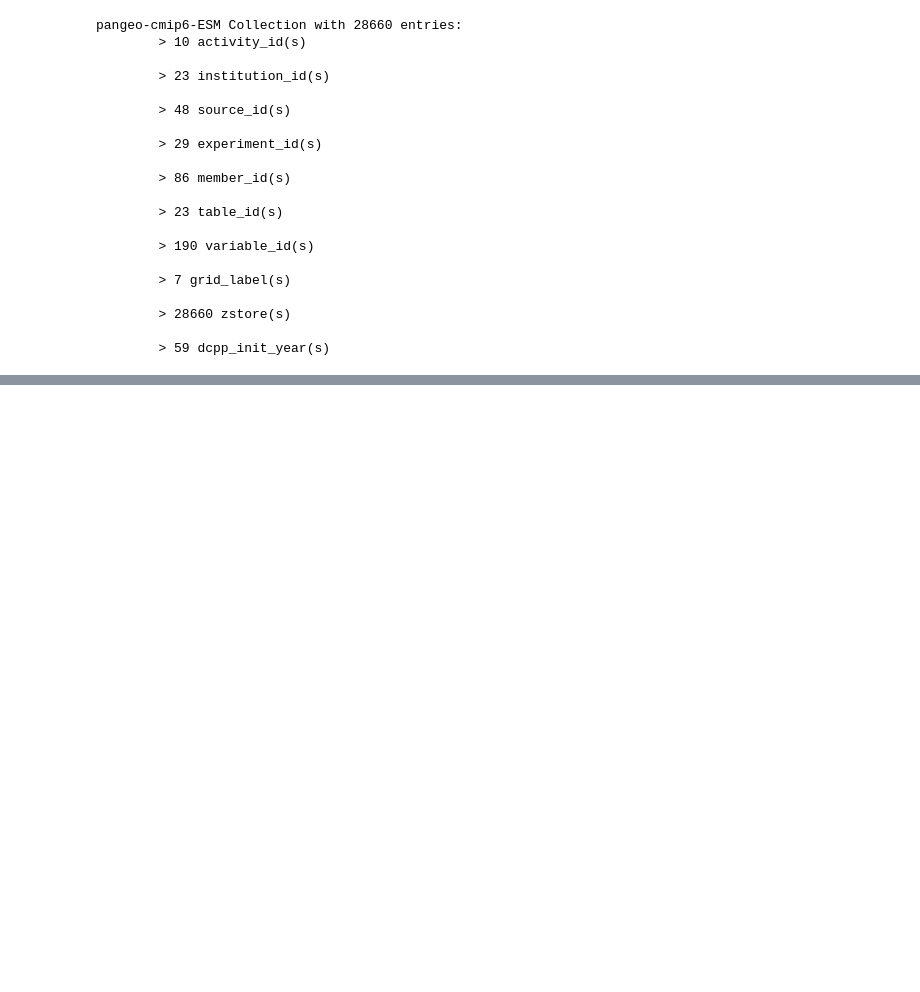
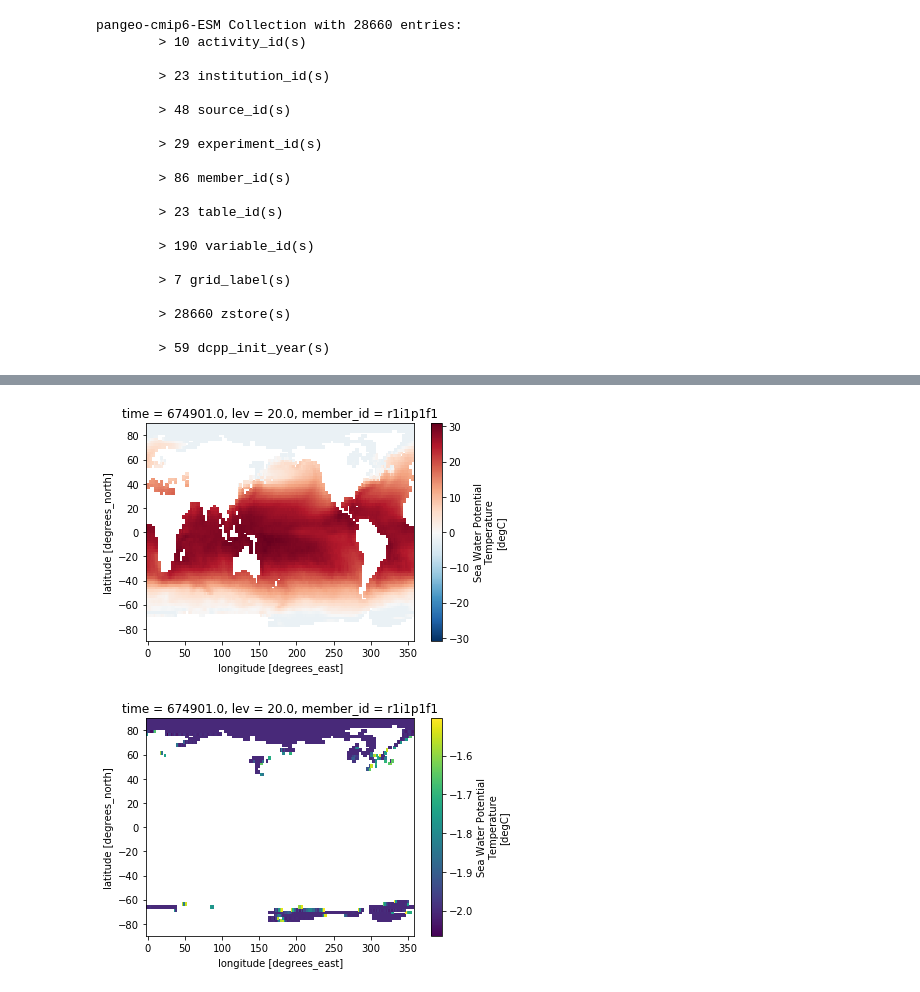
Before and after one commit to s-ragen/cmip6hack-so-project, a Jupyter notebook: notebooks/mld.ipynb, the cells around one changed output, grey strips where cells are left out. Saved outputs shown, nothing was run; the diff lists cells and outputs as text; code cells hidden in the pictures; blank space fills up the shorter version.

```diff
--- a/notebooks/mld.ipynb
+++ b/notebooks/mld.ipynb
@@ -89,0 +83,3 @@ Data variables:
+# %%
+for i in dset_dict:
+    print(dset_dict[i])
@@ -89,0 +104,9 @@ Data variables:
+# %%
+for i in dset_dict:
+    print(i)
+    if 'depth' in dset_dict[i]:
+        dset_dict[i] = dset_dict[i].rename({'depth':'lev'})
+
+    if dset_dict[i].lev.units == 'centimeters':
+        dset_dict[i].lev.values = dset_dict[i].lev.values/100.
+        dset_dict[i].lev.attrs['units'] = 'm'
@@ -89,0 +127,6 @@ Data variables:
+# %%
+for i in dset_dict:
+
+    dsi = dset_dict[i].thetao.isel(time=0).interp(lev=np.linspace(0,20,21))
+    surfacethetao = dsi.sel(lev=10)
+    print(i,surfacethetao.values)
@@ -89,0 +151,7 @@ Data variables:
+# %%
+ds = dset_dict[i].thetao.isel(time=0,lev=0)
+ds.plot(); plt.show(); plt.close()
+ds.where(ds<-1.5).plot(); plt.show(); plt.close()
+# %% [output]
+[figure, added]
+[figure, added]
```
Also changed, not shown: parts of 8 cells of this notebook, 1 other file.
